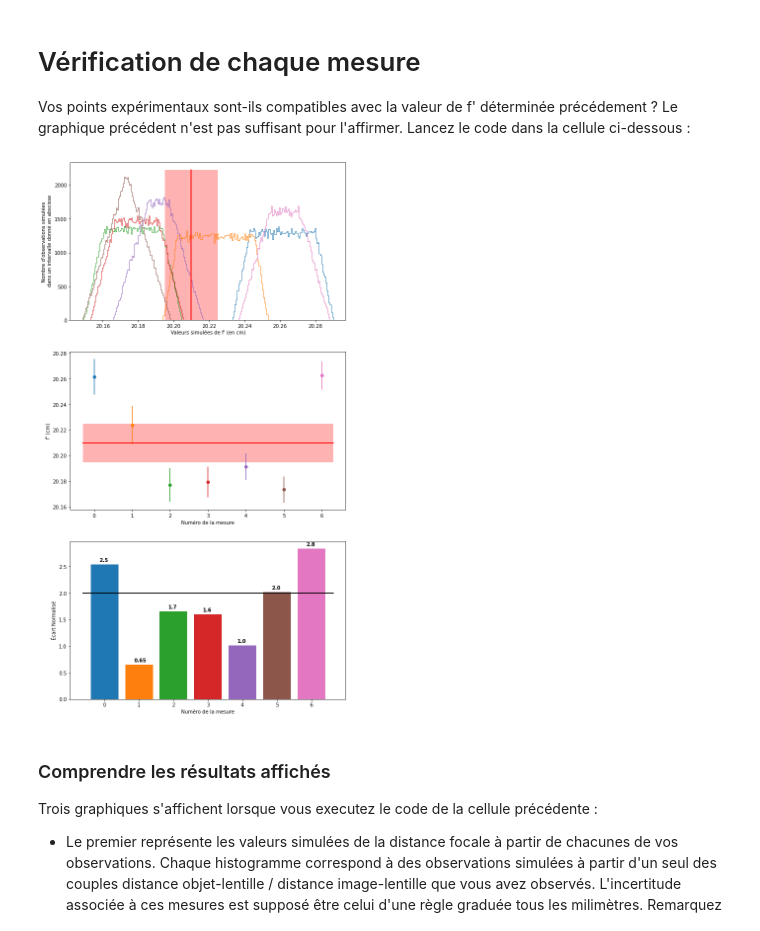
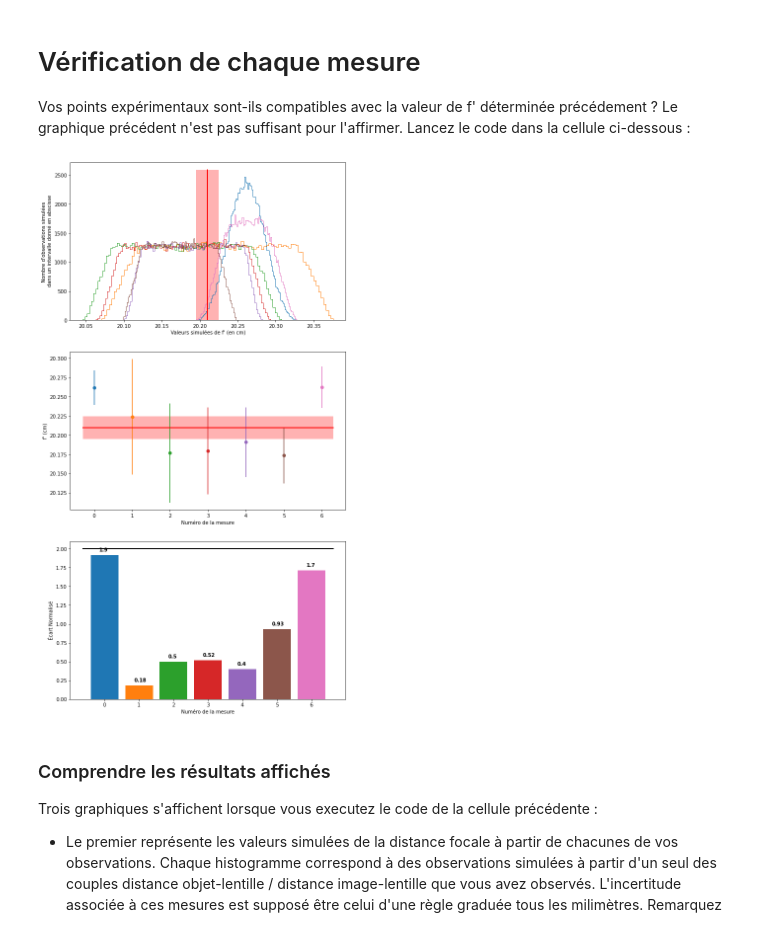
Before and after one commit to p-maxime/codes_python, a Jupyter notebook: tp_formation_image_notebook.ipynb, the cells around one changed output. Saved outputs shown, nothing was run; the diff lists cells and outputs as text; code cells hidden in the pictures.

Commit message:
incertitude de position et pas de distance

```diff
--- a/tp_formation_image_notebook.ipynb
+++ b/tp_formation_image_notebook.ipynb
@@ -58,39 +58,41 @@ ax3 = plt.subplot(3,1,3)
 
 # Construction des données à afficher
 for i, (d_obj, d_ima) in enumerate(zip(t_d_obj, t_d_ima)):
-    t_d_obj_MC = d_obj + rd.uniform(-0.05, 0.05,N_sim) # simulation de distance objet-lentille
-    t_d_ima_MC = d_ima + rd.uniform(-0.05, 0.05,N_sim) # simulation de distance lentille-écran
-    t_f_MC = 1 / (1/t_d_ima_MC-1/t_d_obj_MC) # calcul de la distance focale
+
+    t_p_lent_MC = 0 + rd.uniform(-0.05, 0.05,N_sim) # simulation de la position de la lentille
+    t_p_obj_MC = d_obj + rd.uniform(-0.05, 0.05,N_sim) # simulation de la position de l'objet
+    t_p_ima_MC = d_ima + rd.uniform(-0.25, 0.25,N_sim) # simulation de la position l'écran (image nette sur 0.5 cm)
+    t_f_MC = 1 / (1/(t_p_ima_MC-t_p_lent_MC)-1/(t_p_obj_MC-t_p_lent_MC)) # calcul de la distance focale
     num, bins, patches = ax1.hist(t_f_MC, histtype='step', bins='rice') # trace l’histogramme avec un nombre de classes optimalplt.plot((f_val,f_val), (0,300)) # tracé de la valeur mesurée (sur la base des 7 obs.)
     fmoy_MC = np.mean(t_f_MC) # valeur de la distance focale moyenne des observations simulées
     uf_MC = np.std(t_f_MC,ddof=1) # valeur de l'incertitude-type sur une seule observation de la distance focale
     EN = np.abs(fmoy_MC-f_moy)/np.sqrt(uf_MC**2+uf_moy**2) # écart normalisé
     ax2.errorbar(i, fmoy_MC, uf_MC, 0, 'o')
     ax3.bar(i,EN)
     ax3.text(i-0.15, EN+0.05, "{:.2}".format(EN), fontweight='bold')
 
 # Réglage des axes des figures et des valeurs spécifiques à afficher
 ax1_ymin, ax1_ymax = ax1.get_ylim()
 ax1.plot((f_moy,f_moy), (ax1_ymin,ax1_ymax), linewidth = 2, color ='red' )
 ax1.add_patch(Rectangle((f_moy-uf_moy, ax1_ymin), 2*uf_moy, ax1_ymax-ax1_ymin, facecolor='red', alpha=0.3))
 ax1.set_ylabel("Nombre d'observations simulées \n dans un intervalle donné en abscisse")
 ax1.set_xlabel("Valeurs simulées de f' (en cm)")
 
 ax2_xmin, ax2_xmax = ax2.get_xlim()
 ax2.plot((ax2_xmin,ax2_xmax), (f_moy,f_moy), linewidth = 2, color ='red')
 ax2.add_patch(Rectangle((ax2_xmin, f_moy-uf_moy), ax2_xmax-ax2_xmin, 2*uf_moy, facecolor='red', alpha=0.3))
 ax2.set_xlabel("Numéro de la mesure")
 ax2.set_ylabel("f' (cm)")
 
 ax3_xmin, ax3_xmax = ax2.get_xlim()
 ax3.plot((ax3_xmin,ax3_xmax), (2,2), linewidth = 2, color ='black')
 ax3.set_xlabel("Numéro de la mesure")
 ax3.set_ylabel("Écart Normalisé")
 
 # Affiche la figure
 plt.show()
 # %% [output]
-[figure, old version]
+[figure, new version]
 # %% [markdown]
 ### Comprendre les résultats affichés
 
```
Also changed, not shown: parts of 2 cells of this notebook.
